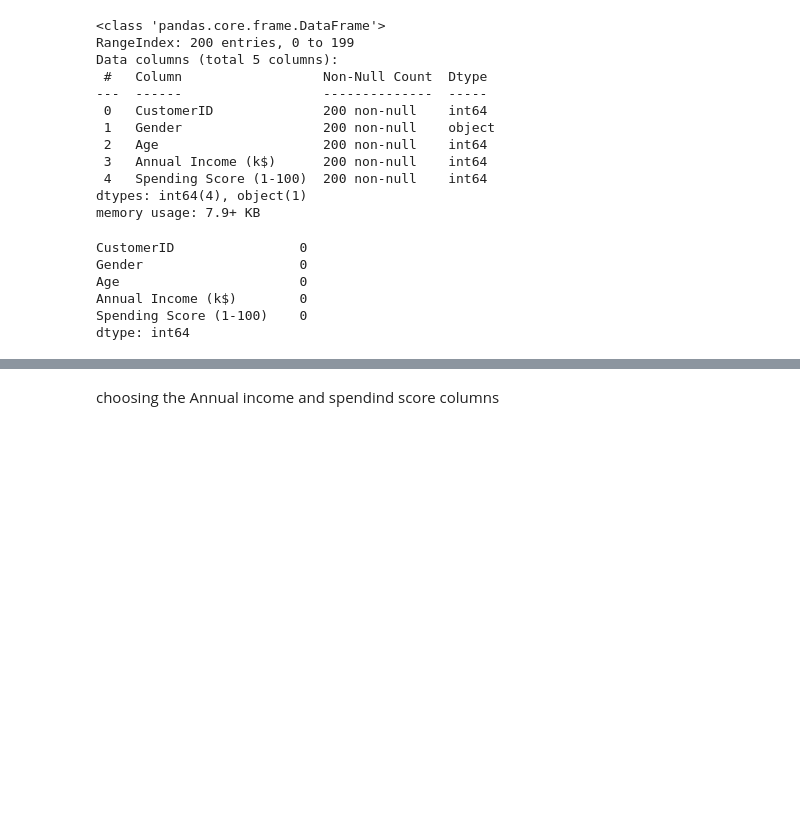
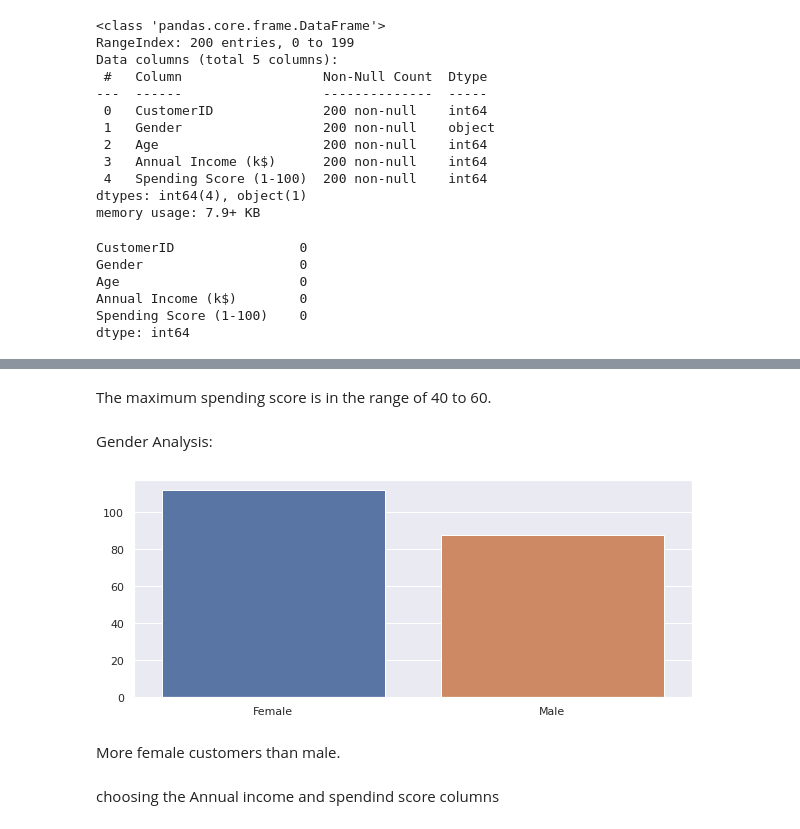
Before and after one commit to Stkshamir/project-2, a Jupyter notebook: project2_customer_segmentation.ipynb, the cells around one changed output, grey strips where cells are left out. Cells and saved outputs as stored; diff of their text form; code cells hidden in the pictures; blank space fills up the shorter version.

```diff
--- a/project2_customer_segmentation.ipynb
+++ b/project2_customer_segmentation.ipynb
@@ -52,3 +103,17 @@ dtype: int64
+# %% [markdown]
+The maximum spending score is in the range of 40 to 60.
+# %% [markdown]
+Gender Analysis:
+# %%
+genders = data.Gender.value_counts()
+sns.set_style("darkgrid")
+plt.figure(figsize=(10,4))
+sns.barplot(x=genders.index, y=genders.values)
+plt.show()
+# %% [output]
+[figure, added]
+# %% [markdown]
+More female customers than male.
 # %% [markdown]
 choosing the Annual income and spendind score columns
 # %%
```
Also changed, not shown: parts of 12 cells of this notebook.
